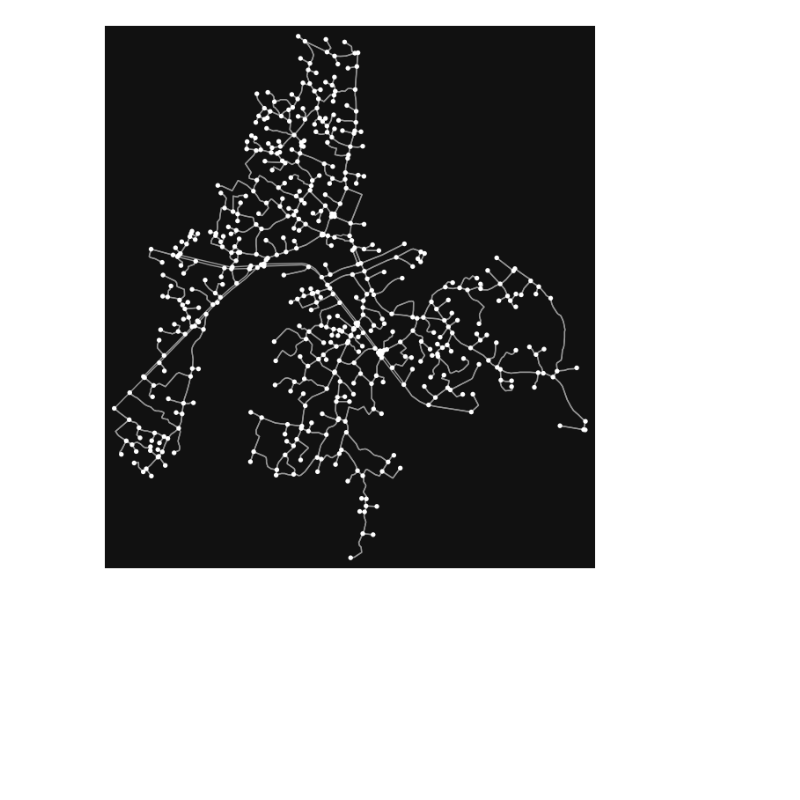
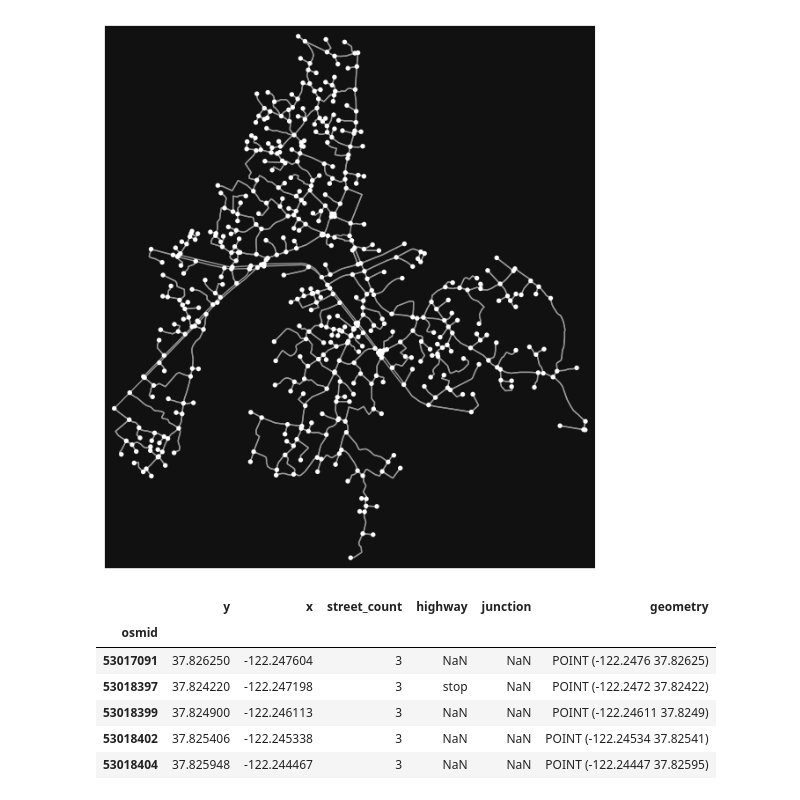
Before and after one commit to saasghari/OSMnx, a Jupyter notebook: src/OSMnx_test.ipynb, the cells around one changed output. Saved outputs shown, nothing was run; the diff lists cells and outputs as text; code cells hidden in the pictures; blank space fills up the shorter version.

```diff
--- a/src/OSMnx_test.ipynb
+++ b/src/OSMnx_test.ipynb
@@ -30,3 +34,19 @@ G = ox.graph.graph_from_place("لشت نشاء، گیلان، ایران", netwo
 fig, ax = ox.plot.plot_graph(G)
 # %% [output]
 [figure]
+# %%
+# <2>
+import osmnx as ox
+G = ox.graph.graph_from_place("Piedmont, California, USA", network_type="drive")
+
+# you can convert your graph to node and edge GeoPandas GeoDataFrames
+gdf_nodes, gdf_edges = ox.convert.graph_to_gdfs(G)
+gdf_nodes.head()
+# %% [output]
+|  | y | x | street_count | highway | junction | geometry |
+| osmid |  |  |  |  |  |  |
+| 53017091 | 37.826250 | -122.247604 | 3 | NaN | NaN | POINT (-122.2476 37.82625) |
+| 53018397 | 37.824220 | -122.247198 | 3 | stop | NaN | POINT (-122.2472 37.82422) |
+| 53018399 | 37.824900 | -122.246113 | 3 | NaN | NaN | POINT (-122.24611 37.8249) |
+| 53018402 | 37.825406 | -122.245338 | 3 | NaN | NaN | POINT (-122.24534 37.82541) |
+| 53018404 | 37.825948 | -122.244467 | 3 | NaN | NaN | POINT (-122.24447 37.82595) |
```
Also changed, not shown: parts of 4 cells of this notebook, 2 other files.
